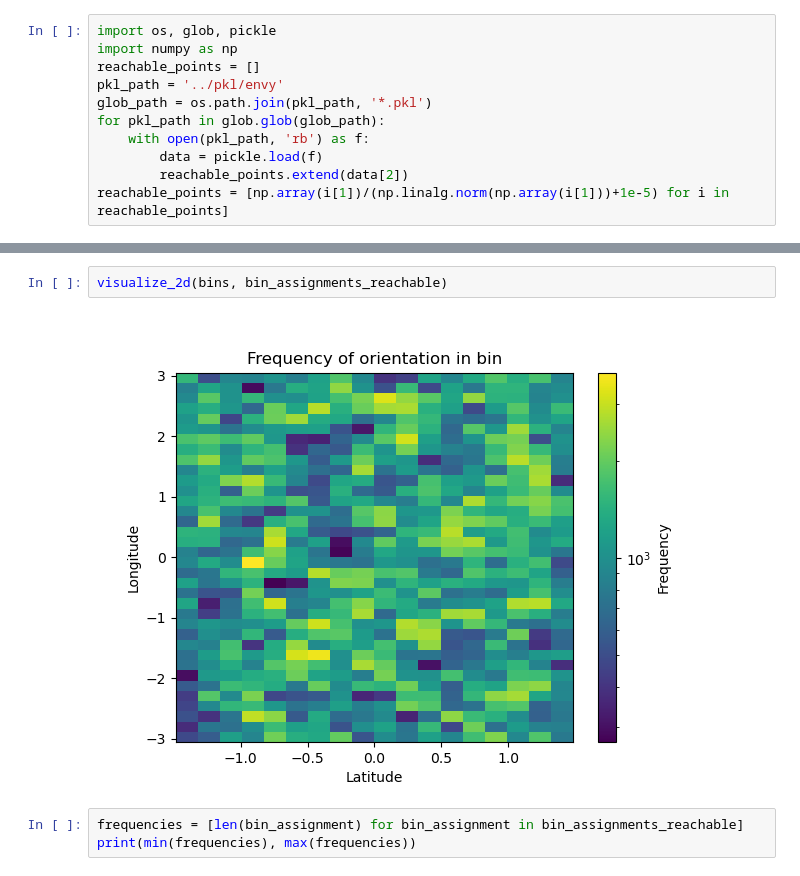
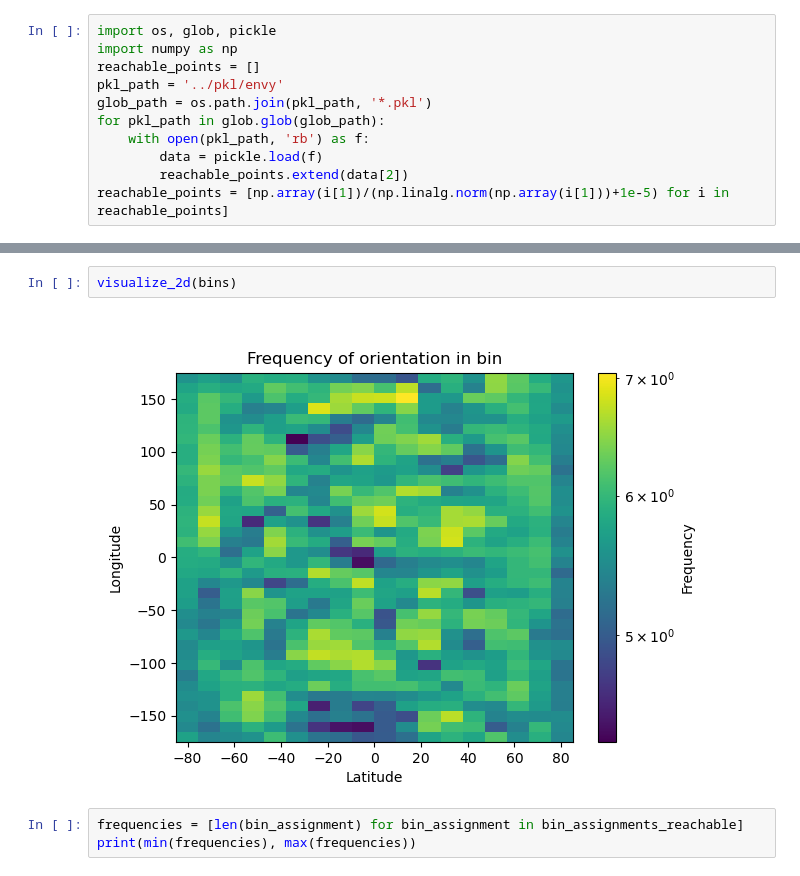
Before and after one commit to abhinavj98/pruning_sb3, a Jupyter notebook: testfiles/visualizations.ipynb, the cells around one changed output, grey strips where cells are left out. Cells and saved outputs as stored; diff of their text form.

```diff
--- a/testfiles/visualizations.ipynb
+++ b/testfiles/visualizations.ipynb
@@ -301,7 +247,7 @@ visualize_sphere(bins, bin_assignments_reachable, reachable_points)
 # %%
-visualize_2d(bins, bin_assignments_reachable)
+visualize_2d(bins)
 # %% [output]
-[figure, old version]
+[figure, new version]
 # %%
 frequencies = [len(bin_assignment) for bin_assignment in bin_assignments_reachable]
 print(min(frequencies), max(frequencies))
```
Also changed, not shown: parts of 5 cells of this notebook.
